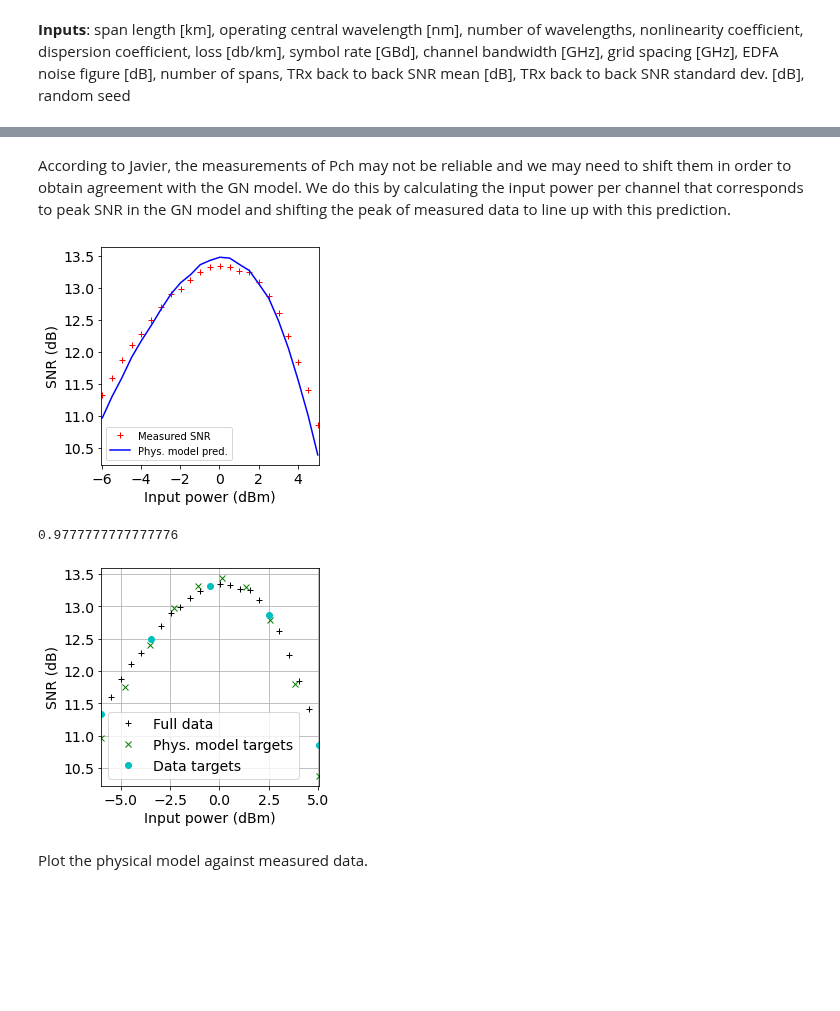
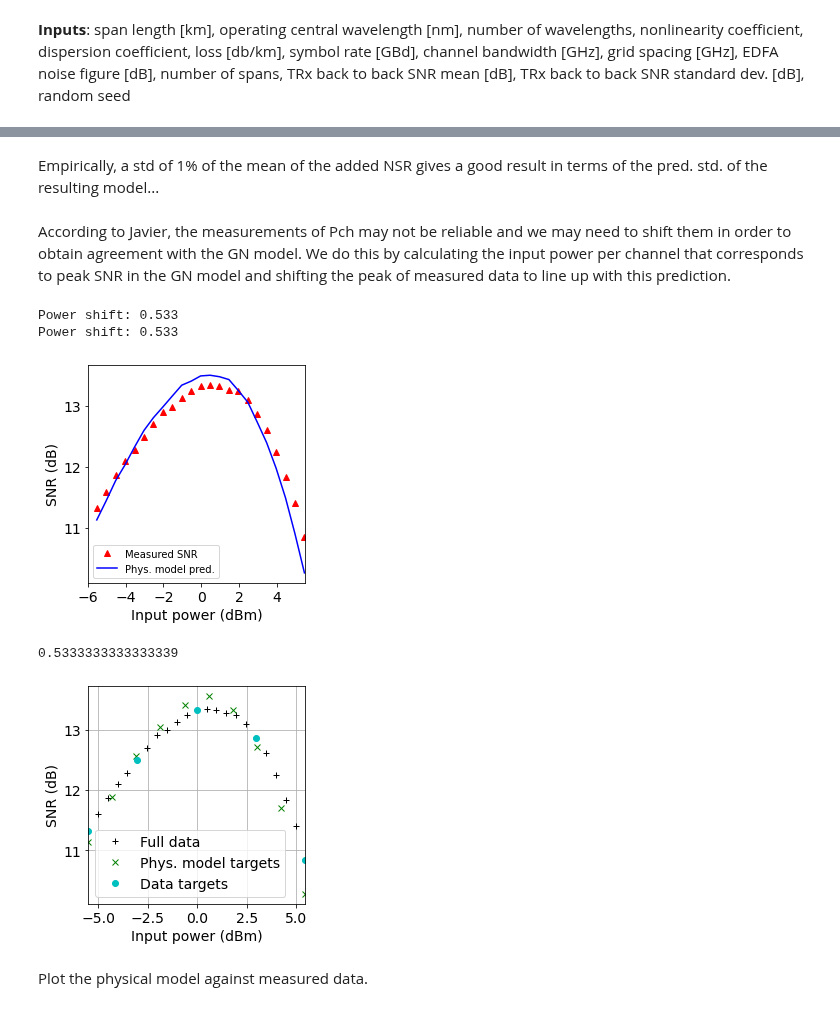
Before and after one commit to joshnevin/physics_enhanced_GPs, a Jupyter notebook: GN_model_enhanced_GPs_comp.ipynb, the cells around one changed output, grey strips where cells are left out. Saved outputs shown, nothing was run; the diff lists cells and outputs as text; code cells hidden in the pictures; blank space fills up the shorter version.

Commit message:
fixed physical model

```diff
--- a/GN_model_enhanced_GPs_comp.ipynb
+++ b/GN_model_enhanced_GPs_comp.ipynb
@@ -45,6 +45,7 @@ plt.show()
 def shift_pch(pch, emp_pk):
     pch_gn = np.linspace(pch[0], pch[-1], 100)
     pch_shifted = pch - (emp_pk - pch_gn[np.argmax(phys_model.predict_snr(pch_gn))])
+    print("Power shift: %.3f" % (emp_pk - pch_gn[np.argmax(phys_model.predict_snr(pch_gn))]))
     return pch_shifted
 def gen_phys_targets(model, pch, num_pts_phys):
     pch_gn_shifted = np.linspace(pch[0], pch[-1], num_pts_phys)
@@ -76,3 +77,7 @@ def train_standard_gp(pch, snr, pch_pred):
     theta = gpr.kernel_.theta
     lml = gpr.log_marginal_likelihood()
     return mu_sk, std_sk, theta, lml
+def convert_to_lin(x):
+    return 10**(x/10)
+def convert_to_db(x):
+    return 10*np.log10(x)
@@ -79,7 +89,10 @@ def train_standard_gp(pch, snr, pch_pred):
+# %% [markdown]
+Empirically, a std of 1% of the mean of the added NSR gives a good result in terms of the pred. std. of the resulting model...
+# %%
+unc_fac = 0.01
+nsr_std = convert_to_db(unc_fac*convert_to_lin(-16))
 # %%
-#phys_model = GN_model(100, 1550, 1, 0.78, 18, 0.18, 35, 40.2, 50, 5.5, 10, 16.5)
-phys_model = GN_model(100, 1550, 1, 0.78, 18, 0.18, 35, 40.2, 50, 4.3, 10, 16, 0.04, 4)
-#phys_model = GN_model(100, 1550, 1, 0.78, 18, 0.174, 35, 40.2, 50, 5.2, 10, 16)
+phys_model = GN_model(100, 1550, 1, 0.72, 18, 0.18, 35, 40.2, 50, 4.5, 10, -16, nsr_std, 4)
 # %% [markdown]
 According to Javier, the measurements of Pch may not be reliable and we may need to shift them in order to obtain agreement with the GN model. We do this by calculating the input power per channel that corresponds to peak SNR in the GN model and shifting the peak of measured data to line up with this prediction.
 # %%
@@ -87,22 +100,26 @@ emp_pk = 1.2
 pch_sub_shifted = shift_pch(pch_sub, emp_pk)
 pch_shifted = shift_pch(pch, emp_pk)
 pch_gn_example, snr_phys_example = gen_phys_targets(phys_model, pch_shifted, len(snr))
+#print((emp_pk - pch_gn[np.argmax(phys_model.predict_snr(pch_gn))]))
+# %% [output]
+Power shift: 0.533
+Power shift: 0.533
 # %%
 f, ax = plt.subplots()
-plt.plot(pch_shifted, snr, 'r+', label='Measured SNR')
+plt.plot(pch_shifted, snr, 'r^', label='Measured SNR')
 plt.plot(pch_gn_example, snr_phys_example, 'b-', label='Phys. model pred.')
 plt.xlim([pch_shifted[0]-0.05, pch_shifted[-1]+0.05])
 #plt.xticks([-2.5, -1, 0.5, 2, 3.5 ])
 plt.xticks([-6, -4, -2, 0, 2, 4 ])
 plt.xlabel("Input power (dBm)")
 plt.ylabel("SNR (dB)")
 plt.legend(prop={'size':10})
 ax.set_aspect(1.0/ax.get_data_ratio(), adjustable='box')
 f.patch.set_facecolor('w')
 #plt.savefig('figures/gn_measurements_comp.pdf', dpi=200,bbox_inches='tight')
 plt.show()
 # %% [output]
-[figure, old version]
+[figure, new version]
 # %%
 num_pts_phys = 10
 # %%
@@ -113,7 +130,7 @@ pch_shifted = shift_pch(pch, emp_pk)
 pch_gn_shifted, snr_phys = gen_phys_targets(phys_model, pch_shifted, num_pts_phys)
 print((emp_pk - pch_gn[np.argmax(phys_model.predict_snr(pch_gn))]))
 # %% [output]
-0.9777777777777776
+0.5333333333333339
 # %%
 f, ax = plt.subplots()
 plt.plot(pch_shifted, snr, 'k+', label='Full data')
@@ -131,7 +148,7 @@ ax.set_aspect(1.0/ax.get_data_ratio(), adjustable='box')
 #plt.savefig('figures/powershifted_gn_comparison.pdf', dpi=200,bbox_inches='tight')
 plt.show()
 # %% [output]
-[figure, old version]
+[figure, new version]
 # %% [markdown]
 Plot the physical model against measured data.
 # %%
```
Also changed, not shown: parts of 13 cells of this notebook, 5 other files.
